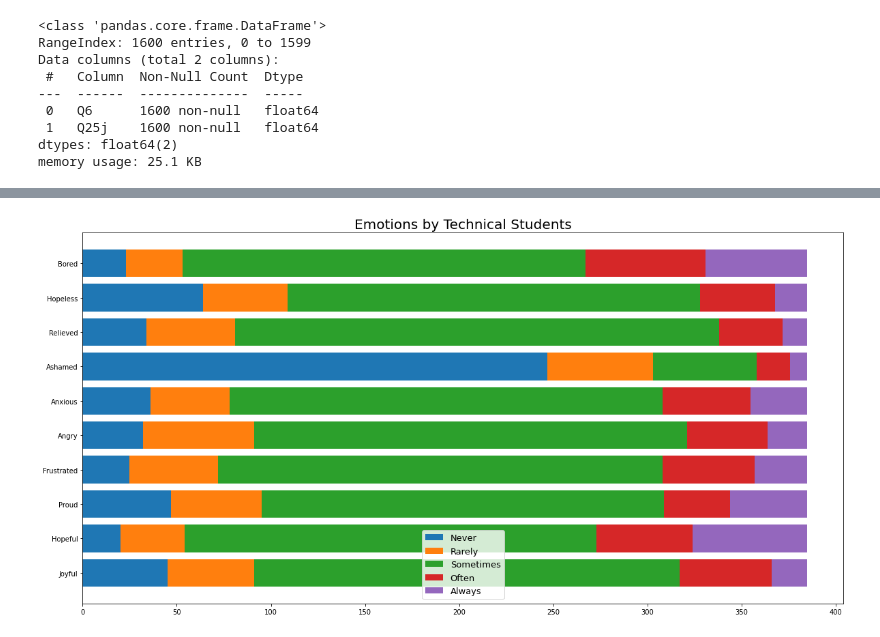
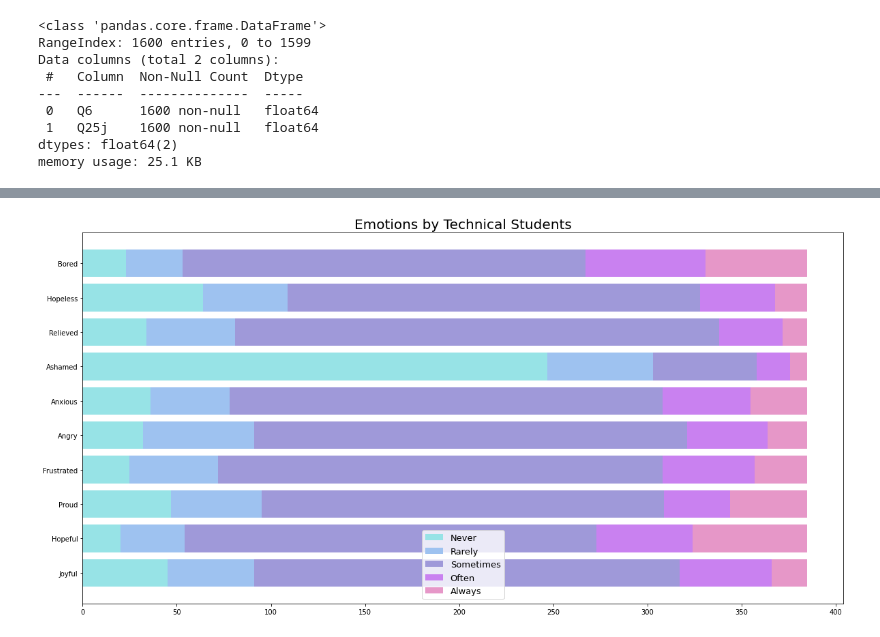
Before and after one commit to Jayres18/BAT404-Project, a Jupyter notebook: visualization.ipynb, the cells around one changed output, grey strips where cells are left out. Drawn from its saved outputs; the diff is of its cells as text; code cells hidden in the pictures.

```diff
--- a/visualization.ipynb
+++ b/visualization.ipynb
@@ -1789,27 +1789,27 @@ plt.show()
 # %%
 fig, ax = plt.subplots(figsize=(20, 10))
 labels = ["Never", "Rarely", "Sometimes", "Often", "Always"]
 category_labels = ["Joyful", "Hopeful", "Proud", "Frustrated", "Angry", "Anxious", "Ashamed", "Relieved", "Hopeless", "Bored"]
 
 technical_field_never = technical_data_joyful + technical_data_hopeful + technical_data_proud + technical_data_frustrated + technical_data_angry + technical_data_anxious + technical_data_ashamed + technical_data_relieved + technical_data_hopeless + technical_data_bored
 technical_field_rarely = technical_data1_joyful + technical_data1_hopeful + technical_data1_proud + technical_data1_frustrated + technical_data1_angry + technical_data1_anxious + technical_data1_ashamed + technical_data1_relieved + technical_data1_hopeless + technical_data1_bored
 technical_field_sometimes = technical_data2_joyful + technical_data2_hopeful + technical_data2_proud + technical_data2_frustrated + technical_data2_angry + technical_data2_anxious + technical_data2_ashamed + technical_data2_relieved + technical_data2_hopeless + technical_data2_bored
 technical_field_often = technical_data3_joyful + technical_data3_hopeful + technical_data3_proud + technical_data3_frustrated + technical_data3_angry + technical_data3_anxious + technical_data3_ashamed + technical_data3_relieved + technical_data3_hopeless + technical_data3_bored
 technical_field_always = technical_data4_joyful + technical_data4_hopeful + technical_data4_proud + technical_data4_frustrated + technical_data4_angry + technical_data4_anxious + technical_data4_ashamed + technical_data4_relieved + technical_data4_hopeless + technical_data4_bored
 
 technical_bottom1 = technical_field_never
 technical_bottom2 = [a+b for a,b in zip(technical_field_never, technical_field_rarely)]
 technical_bottom3 = [a+b+c for a,b,c in zip(technical_field_never, technical_field_rarely, technical_field_sometimes)]
 technical_bottom4 = [a+b+c+d for a,b,c,d in zip(technical_field_never, technical_field_rarely, technical_field_sometimes, technical_field_often)]
 
-p1 = ax.barh(category_labels, technical_field_never)
-p2 = ax.barh(category_labels, technical_field_rarely, left = technical_bottom1)
-p3 = ax.barh(category_labels, technical_field_sometimes, left = technical_bottom2)
-p4 = ax.barh(category_labels, technical_field_often, left = technical_bottom3)
-p5 = ax.barh(category_labels, technical_field_always, left = technical_bottom4)
+p1 = ax.barh(category_labels, technical_field_never, color = '#97E3E6')
+p2 = ax.barh(category_labels, technical_field_rarely, left = technical_bottom1, color = '#9EC2F0')
+p3 = ax.barh(category_labels, technical_field_sometimes, left = technical_bottom2, color = '#9F99D9')
+p4 = ax.barh(category_labels, technical_field_often, left = technical_bottom3, color = '#C981F0')
+p5 = ax.barh(category_labels, technical_field_always, left = technical_bottom4, color = '#E697C8')
 
 plt.title("Emotions by Technical Students", fontsize = 20)
 ax.legend(labels, fontsize = 13)
 plt.show()
 # %% [output]
-[figure, old version]
+[figure, new version]
```
Also changed, not shown: parts of 3 cells of this notebook.
